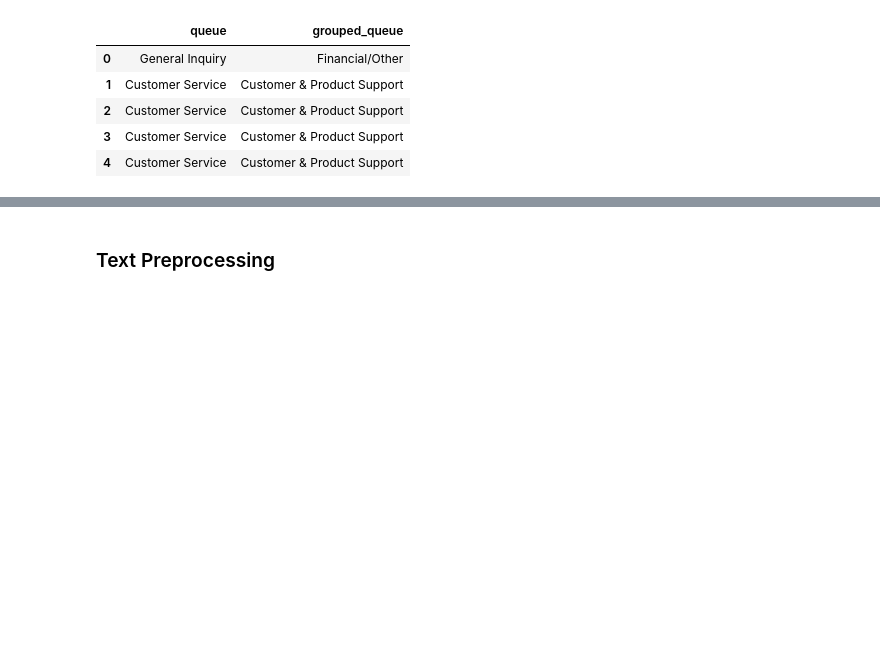
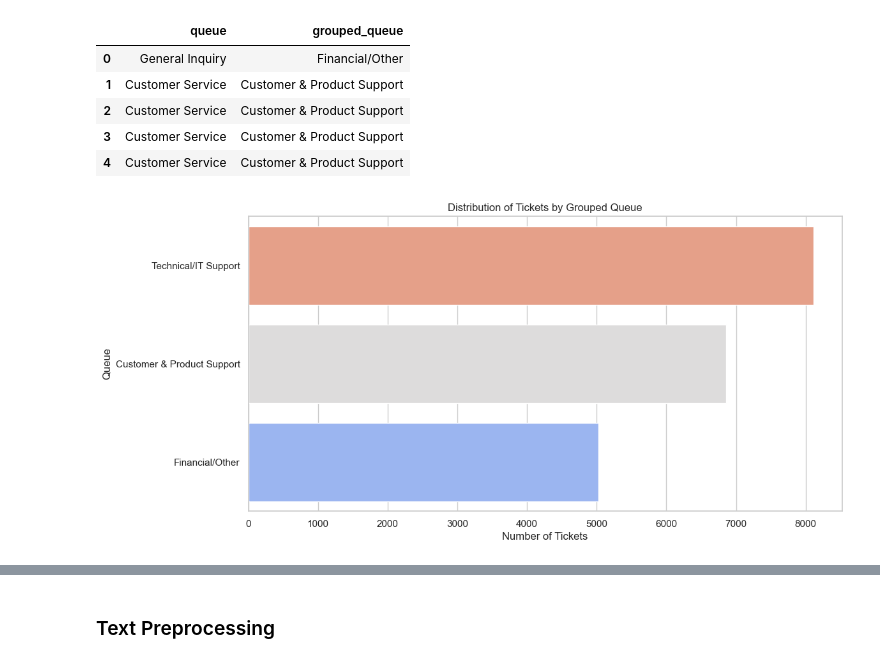
Before and after one commit to margavera/Customer-IT-Support-Text-Classification, a Jupyter notebook: notebooks/EDA.ipynb, the cells around one changed output, grey strips where cells are left out. Saved outputs shown, nothing was run; the diff lists cells and outputs as text; code cells hidden in the pictures; blank space fills up the shorter version.

```diff
--- a/notebooks/EDA.ipynb
+++ b/notebooks/EDA.ipynb
@@ -291,3 +291,14 @@ df_english_initial[['queue', 'grouped_queue']].head()
 | 2 | Customer Service | Customer & Product Support |
 | 3 | Customer Service | Customer & Product Support |
 | 4 | Customer Service | Customer & Product Support |
+# %%
+sns.set(style="whitegrid")
+
+plt.figure(figsize=(12, 6))
+sns.countplot(y=df_english_initial['grouped_queue'], order=df_english_initial['grouped_queue'].value_counts().index, palette="coolwarm", hue=df_english_initial['grouped_queue'])
+plt.title("Distribution of Tickets by Grouped Queue")
+plt.xlabel("Number of Tickets")
+plt.ylabel("Queue")
+plt.show()
+# %% [output]
+[figure, added]
```
Also changed, not shown: parts of 1 cell of this notebook.
